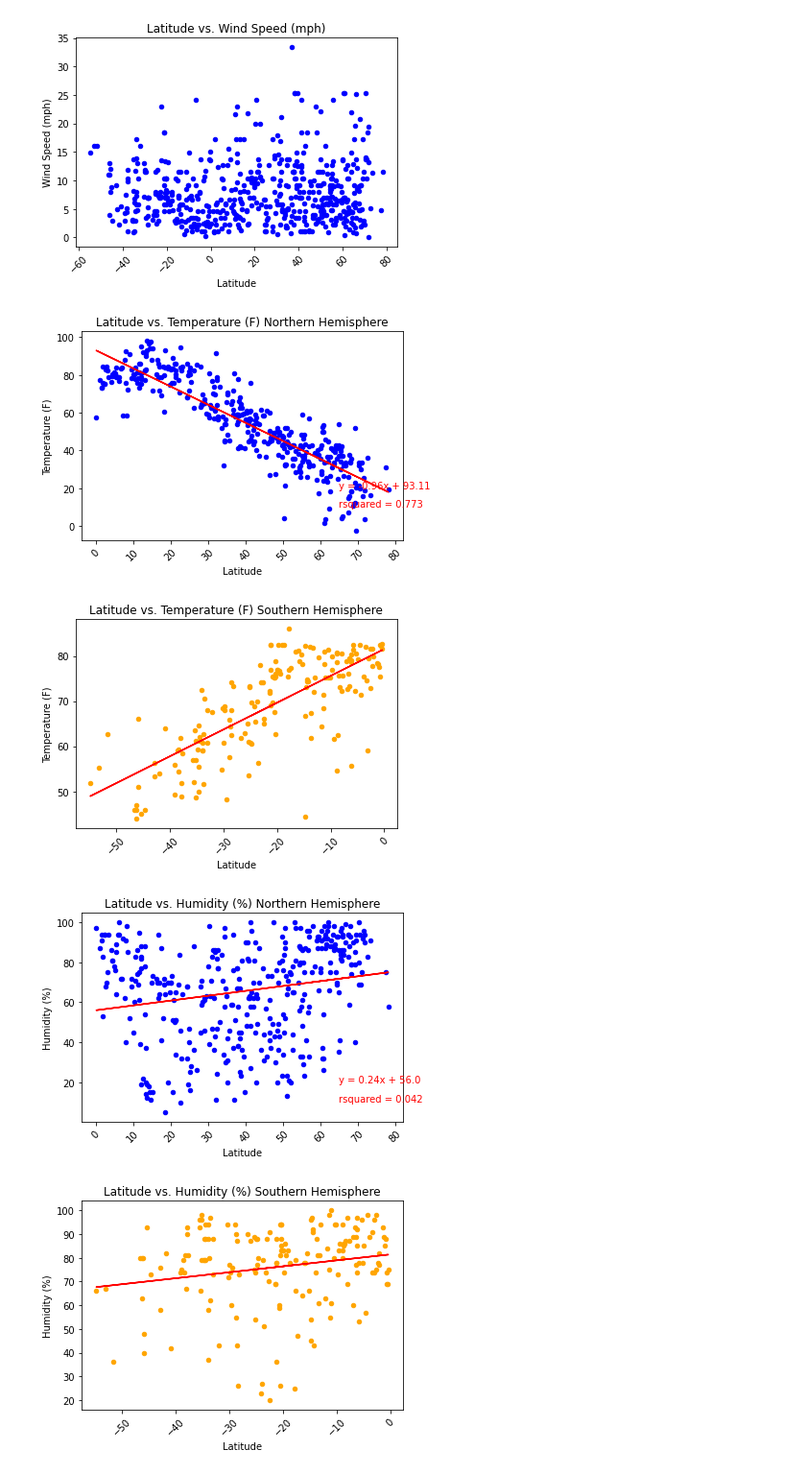
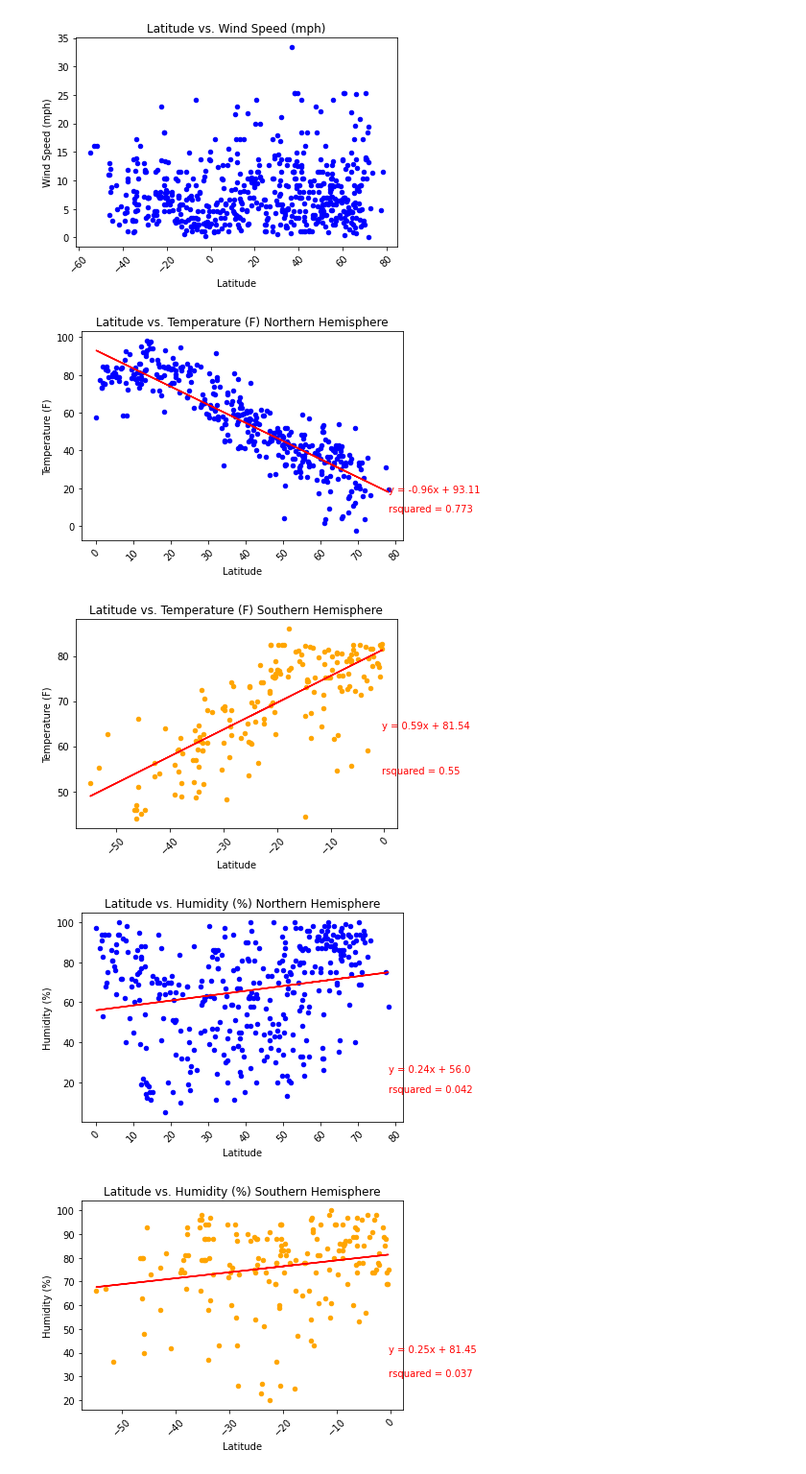
Before and after one commit to anthonygcarannante/Vacation-Weather-Discovery, a Jupyter notebook: WeatherPyFinal.ipynb, the cells around one changed output. Shown at 96% size. Saved outputs shown, nothing was run; the diff lists cells and outputs as text; code cells hidden in the pictures.

Commit message:
Fixed line of best fit and r squared value display on plots

```diff
--- a/WeatherPyFinal.ipynb
+++ b/WeatherPyFinal.ipynb
@@ -134,38 +134,38 @@ south_df = weather_df.loc[weather_df['Latitude'] < 0,:]
 for col in cols:
 
     # Northern Hemisphere Analysis
     x_data_n = north_df['Latitude']
     y_data_n = north_df[col]
     correlation = st.pearsonr(x_data_n, y_data_n)
     (slope, intercept, rvalue, pvalue, stderr) = st.linregress(x_data_n, y_data_n)
     regress_values = x_data_n * slope + intercept
     line_eq = f'y = {round(slope,2)}x + {round(intercept,2)}'
 
     # Plotting and formatting
     north_df.plot.scatter(x='Latitude',y=col,c='Blue',
                        xlabel='Latitude',ylabel=col,
                        title=f'Latitude vs. {col} Northern Hemisphere', rot=45)
     plt.plot(x_data_n,regress_values,'r')
-    plt.annotate(line_eq, (65,20), fontsize=10, color='red')
-    plt.annotate(f"rsquared = {round(rvalue**2,3)}", (65,10), fontsize=10, color='red')
+    plt.annotate(line_eq, (max(x_data_n),min(y_data_n)+20), fontsize=10, color='red')
+    plt.annotate(f"rsquared = {round(rvalue**2,3)}", (max(x_data_n),min(y_data_n)+10), fontsize=10, color='red')
 
     # Southern Hemisphere Analysis
     x_data_s = south_df['Latitude']
     y_data_s = south_df[col]
     correlation = st.pearsonr(x_data_s, y_data_s)
     (slope, intercept, rvalue, pvalue, stderr) = st.linregress(x_data_s, y_data_s)
     regress_values = x_data_s * slope + intercept
     line_eq = f'y = {round(slope,2)}x + {round(intercept,2)}'
 
     # Plotting and formatting
     south_df.plot.scatter(x='Latitude',y=col,c='Orange',
                        xlabel='Latitude',ylabel=col,
                        title=f'Latitude vs. {col} Southern Hemisphere', rot=45)
     plt.plot(x_data_s,regress_values,'r')
-    plt.annotate(line_eq, (65,20), fontsize=10, color='red')
-    plt.annotate(f"rsquared = {round(rvalue**2,3)}", (65,10), fontsize=10, color='red')
+    plt.annotate(line_eq, (max(x_data_s),min(y_data_s)+20), fontsize=10, color='red')
+    plt.annotate(f"rsquared = {round(rvalue**2,3)}", (max(x_data_s),min(y_data_s)+10), fontsize=10, color='red')
 # %% [output]
-[figure, old version]
+[figure, new version]
-[figure, old version]
+[figure, new version]
-[figure, old version]
+[figure, new version]
-[figure, old version]
+[figure, new version]
```
Also changed, not shown: parts of 1 cell of this notebook.
